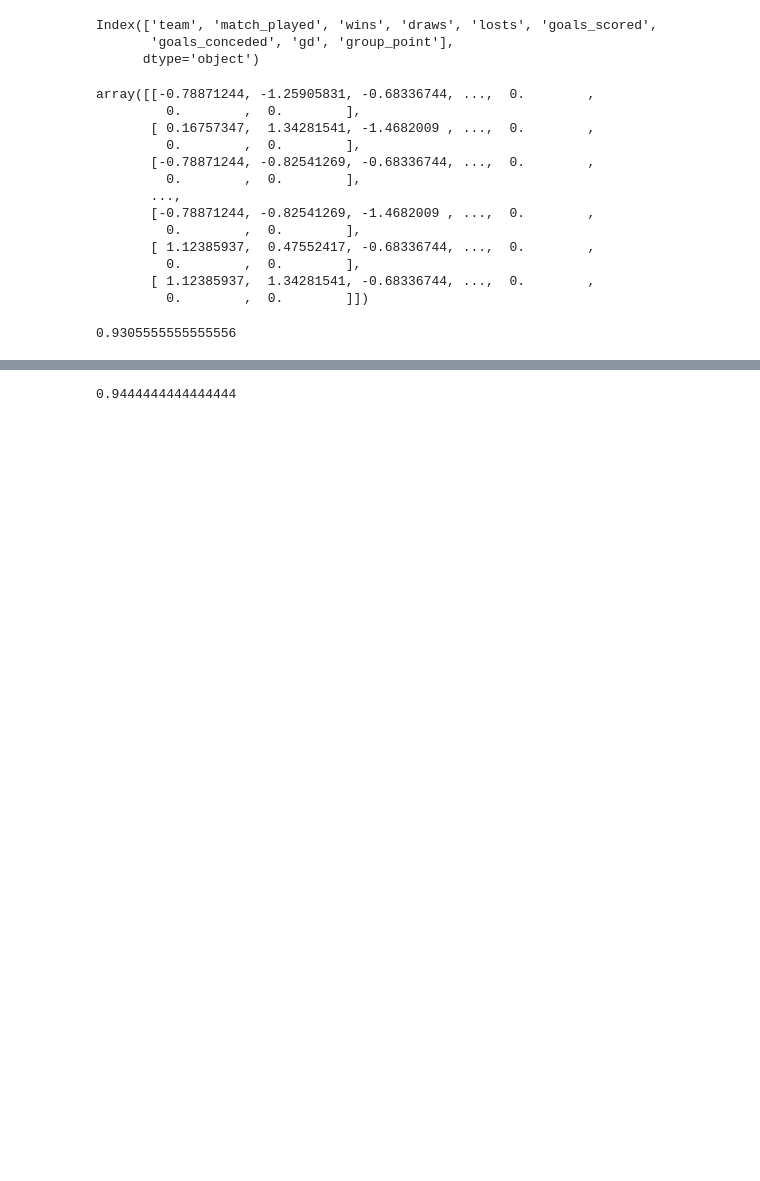
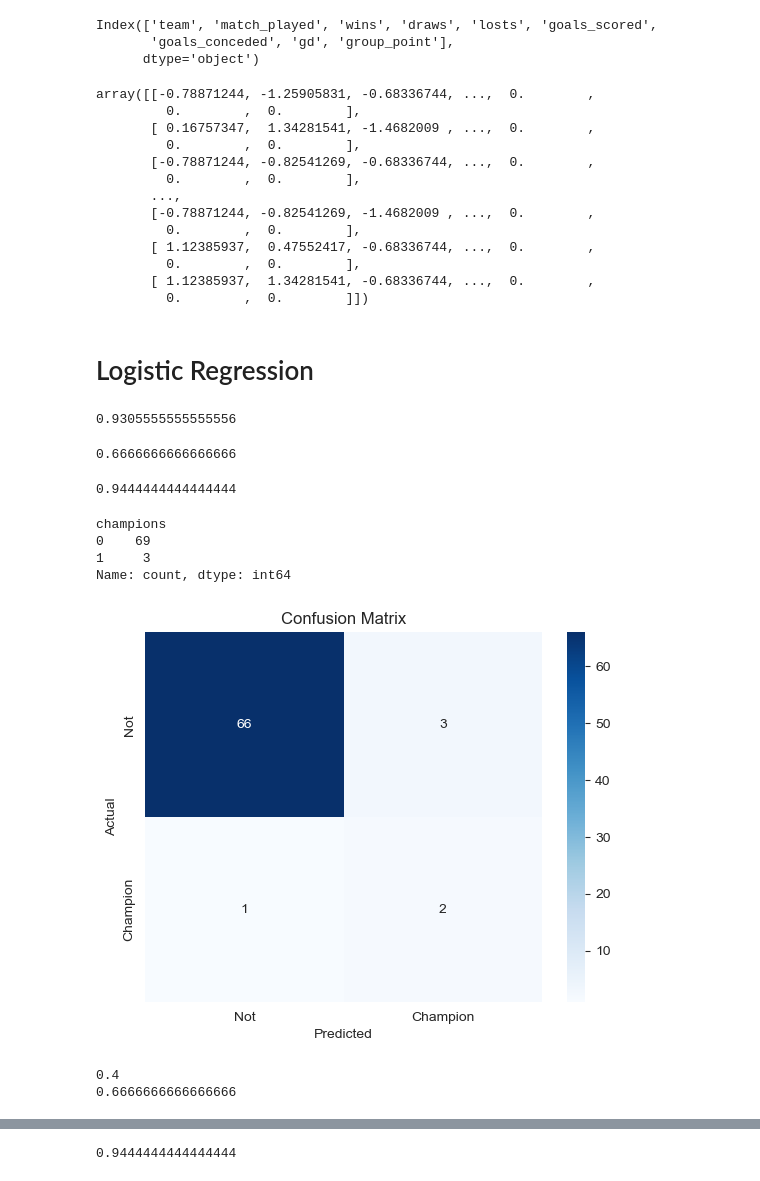
Before and after one commit to jhasan2026/UCL-Champion-Prediction, a Jupyter notebook: models/UCL_Champion_Predictor.ipynb, the cells around one changed output, grey strips where cells are left out. Drawn from its saved outputs; the diff is of its cells as text; code cells hidden in the pictures; blank space fills up the shorter version.

```diff
--- a/models/UCL_Champion_Predictor.ipynb
+++ b/models/UCL_Champion_Predictor.ipynb
@@ -142,3 +180,5 @@ from sklearn.metrics import accuracy_score
+# %% [markdown]
+# Logistic Regression
 # %%
 from sklearn.linear_model import LogisticRegression
 lr = LogisticRegression()
@@ -147,3 +187,36 @@ y_pred = lr.predict(X_test_trf)
 accuracy_score(y_test, y_pred)
 # %% [output]
 0.9305555555555556
+# %%
+y_probs = lr.predict_proba(X_test_trf)[:,1]
+y_pred_adjusted = (y_probs >= 0.09).astype(int)
+recall_score(y_test, y_pred_adjusted)
+# %% [output]
+0.6666666666666666
+# %%
+accuracy_score(y_test, y_pred_adjusted)
+# %% [output]
+0.9444444444444444
+# %%
+y_test.value_counts()
+# %% [output]
+champions
+0    69
+1     3
+Name: count, dtype: int64
+# %%
+from sklearn.metrics import confusion_matrix
+cm = confusion_matrix(y_test, y_pred_adjusted)
+sns.heatmap(cm, annot=True, fmt='d', cmap='Blues', xticklabels=['Not','Champion'], yticklabels=['Not','Champion'])
+plt.xlabel('Predicted')
+plt.ylabel('Actual')
+plt.title('Confusion Matrix')
+plt.show()
+# %% [output]
+[figure, added]
+# %%
+print(precision_score(y_test,y_pred_adjusted))
+print(recall_score(y_test,y_pred_adjusted))
+# %% [output]
+0.4
+0.6666666666666666
```
Also changed, not shown: parts of 25 cells of this notebook, 2 other files.
